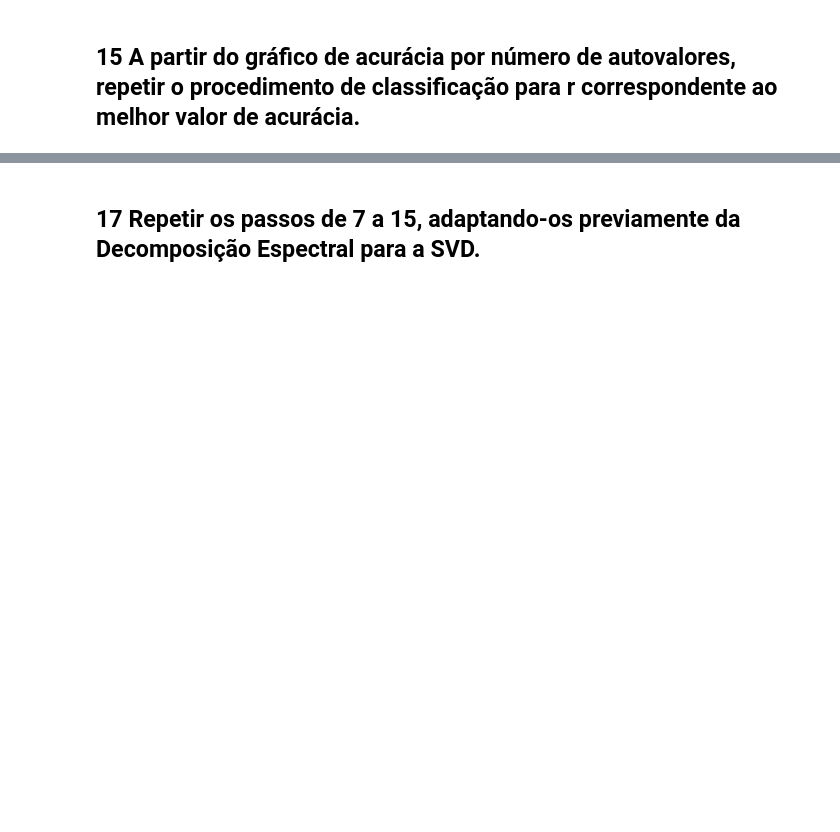
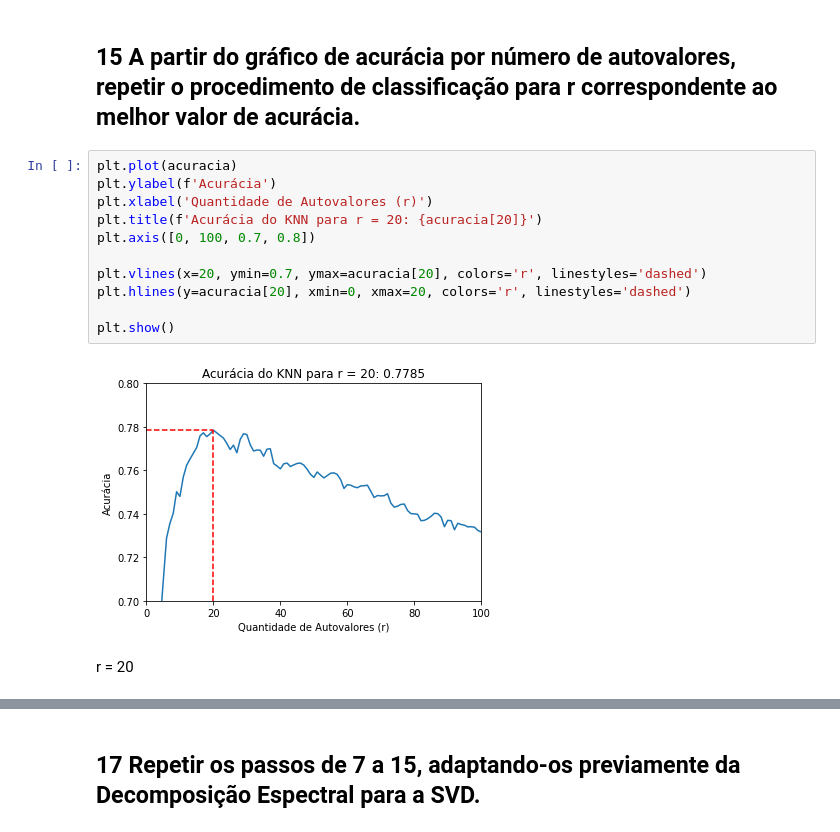
Before and after one commit to diascarolina/fundamentos-analise-dados, a Jupyter notebook: trabalho02_classificacao/t02_SVD_prediction.ipynb, the cells around one changed output, grey strips where cells are left out. Cells and saved outputs as stored; diff of their text form; blank space fills up the shorter version.

```diff
--- a/trabalho02_classificacao/t02_SVD_prediction.ipynb
+++ b/trabalho02_classificacao/t02_SVD_prediction.ipynb
@@ -210,2 +215,17 @@ plt.show()
 # %% [markdown]
 ## 15 A partir do gráfico de acurácia por número de autovalores, repetir o procedimento de classificação para r correspondente ao melhor valor de acurácia.
+# %%
+plt.plot(acuracia)
+plt.ylabel(f'Acurácia')
+plt.xlabel('Quantidade de Autovalores (r)')
+plt.title(f'Acurácia do KNN para r = 20: {acuracia[20]}')
+plt.axis([0, 100, 0.7, 0.8])
+
+plt.vlines(x=20, ymin=0.7, ymax=acuracia[20], colors='r', linestyles='dashed')
+plt.hlines(y=acuracia[20], xmin=0, xmax=20, colors='r', linestyles='dashed')
+
+plt.show()
+# %% [output]
+[figure, added]
+# %% [markdown]
+r = 20
```
Also changed, not shown: parts of 52 cells of this notebook.
